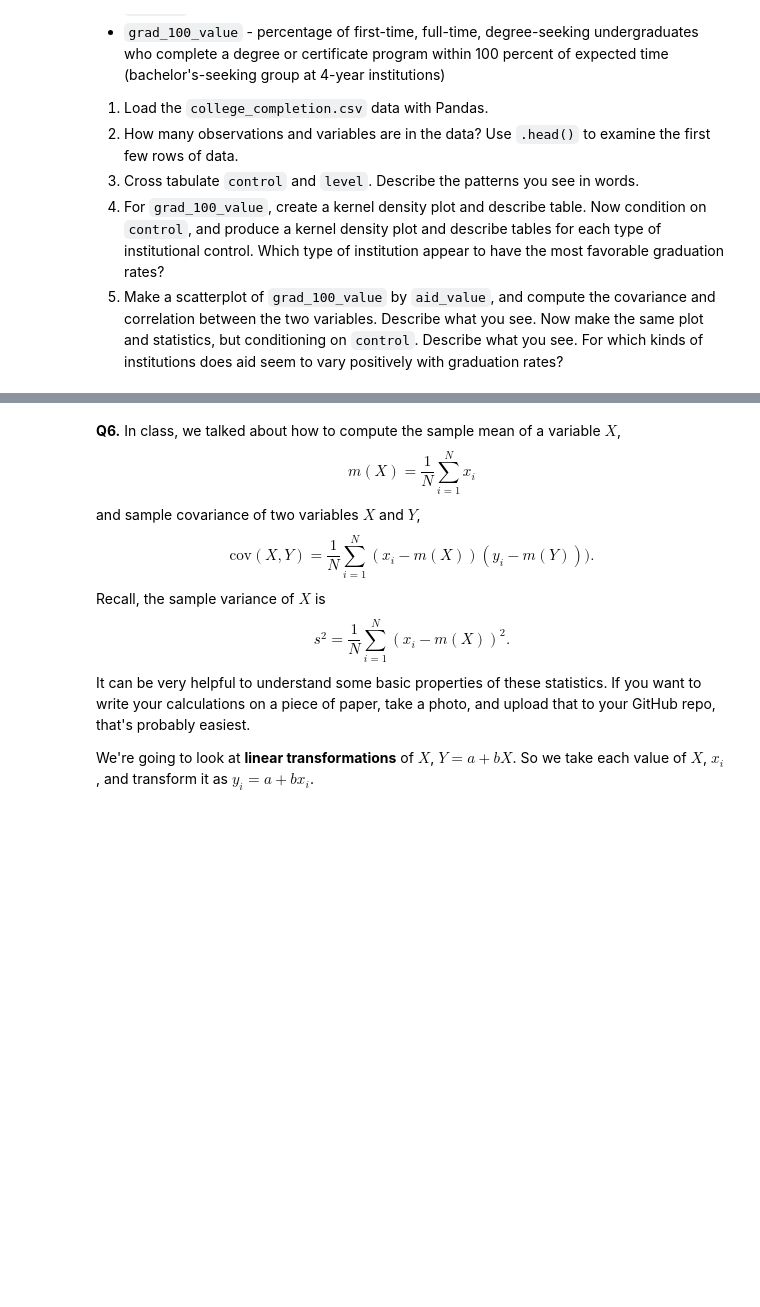
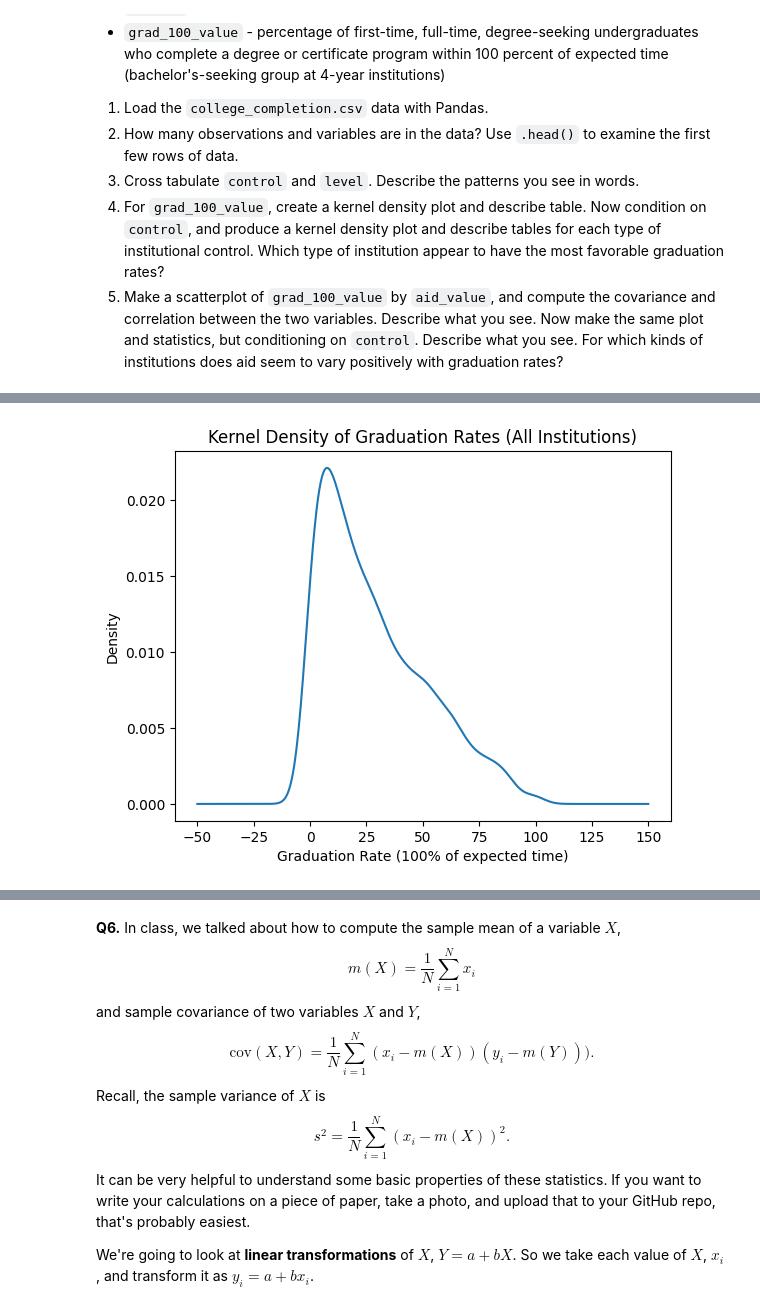
Before and after one commit to richarddo3/undergrad_ml_assignments, a Jupyter notebook: 01_assignment_wrangling_and_eda.ipynb, the cells around one changed output, grey strips where cells are left out. Cells and saved outputs as stored; diff of their text form; code cells hidden in the pictures; blank space fills up the shorter version.

```diff
--- a/01_assignment_wrangling_and_eda.ipynb
+++ b/01_assignment_wrangling_and_eda.ipynb
@@ -276,3 +499,9 @@ We'll use the `college_completion.csv` dataset from the US Department of Educati
 3. Cross tabulate `control` and `level`. Describe the patterns you see in words.
 4. For `grad_100_value`, create a kernel density plot and describe table. Now condition on `control`, and produce a kernel density plot and describe tables for each type of institutional control. Which type of institution appear to have the most favorable graduation rates?
 5. Make a scatterplot of `grad_100_value` by `aid_value`, and compute the covariance and correlation between the two variables. Describe what you see. Now make the same plot and statistics, but conditioning on `control`. Describe what you see. For which kinds of institutions does aid seem to vary positively with graduation rates?
+# %%
+import pandas as pd
+import matplotlib.pyplot as plt
+
+college = pd.read_csv("data/college_completion.csv")
+college.head()
@@ -278,0 +532,10 @@ We'll use the `college_completion.csv` dataset from the US Department of Educati
+# %%
+grad = college["grad_100_value"].dropna()
+# %%
+plt.figure()
+grad.plot(kind="kde")
+plt.xlabel("Graduation Rate (100% of expected time)")
+plt.title("Kernel Density of Graduation Rates (All Institutions)")
+plt.show()
+# %% [output]
+[figure, added]
```
Also changed, not shown: parts of 45 cells of this notebook.
